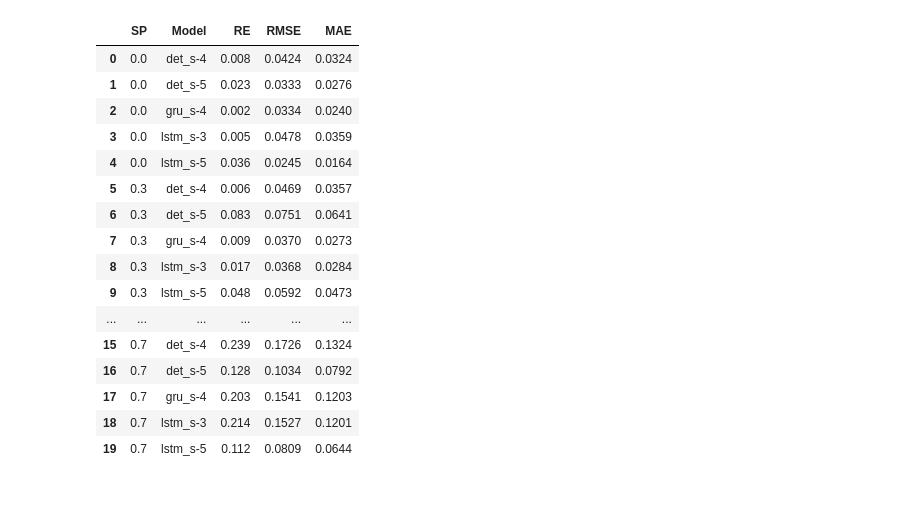
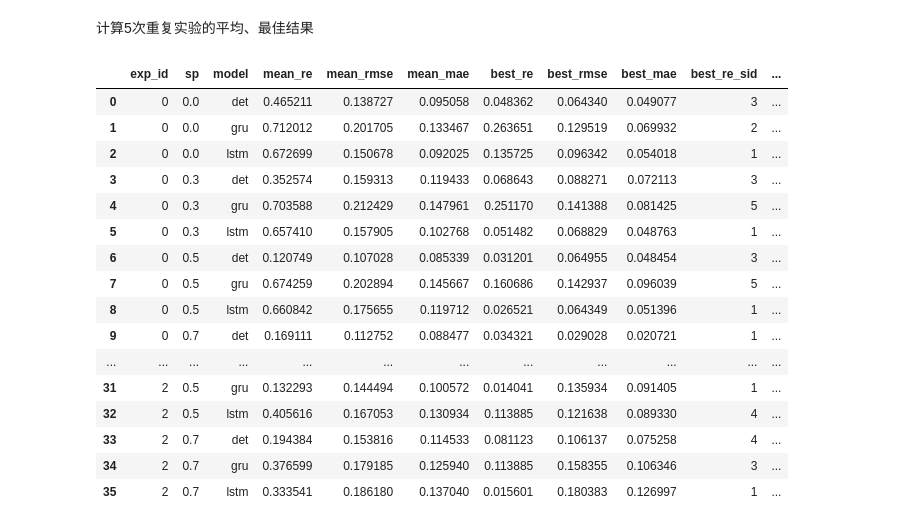
Before and after one commit to ZRui2001/RUL, a Jupyter notebook: plot.ipynb, the cells around one changed output. Drawn from its saved outputs; the diff is of its cells as text; code cells hidden in the pictures; blank space fills up the shorter version.

```diff
--- a/plot.ipynb
+++ b/plot.ipynb
@@ -96,22 +61,43 @@ metrics_df
-# %%
-metrics_df = metrics_df.sort_values(by=['SP', 'Model'])
-metrics_df = metrics_df.reset_index(drop=True)
-metrics_df
-# %% [output]
-|  | SP | Model | RE | RMSE | MAE |
-| 0 | 0.0 | det_s-4 | 0.008 | 0.0424 | 0.0324 |
-| 1 | 0.0 | det_s-5 | 0.023 | 0.0333 | 0.0276 |
-| 2 | 0.0 | gru_s-4 | 0.002 | 0.0334 | 0.0240 |
-| 3 | 0.0 | lstm_s-3 | 0.005 | 0.0478 | 0.0359 |
-| 4 | 0.0 | lstm_s-5 | 0.036 | 0.0245 | 0.0164 |
-| 5 | 0.3 | det_s-4 | 0.006 | 0.0469 | 0.0357 |
-| 6 | 0.3 | det_s-5 | 0.083 | 0.0751 | 0.0641 |
-| 7 | 0.3 | gru_s-4 | 0.009 | 0.0370 | 0.0273 |
-| 8 | 0.3 | lstm_s-3 | 0.017 | 0.0368 | 0.0284 |
-| 9 | 0.3 | lstm_s-5 | 0.048 | 0.0592 | 0.0473 |
-| ... | ... | ... | ... | ... | ... |
-| 15 | 0.7 | det_s-4 | 0.239 | 0.1726 | 0.1324 |
-| 16 | 0.7 | det_s-5 | 0.128 | 0.1034 | 0.0792 |
-| 17 | 0.7 | gru_s-4 | 0.203 | 0.1541 | 0.1203 |
-| 18 | 0.7 | lstm_s-3 | 0.214 | 0.1527 | 0.1201 |
-| 19 | 0.7 | lstm_s-5 | 0.112 | 0.0809 | 0.0644 |
+# %% [markdown]
+计算5次重复实验的平均、最佳结果
+# %%
+grouped_save_path = 'exp_results/grouped_results.csv'
+grouped_df = results_df.groupby(['exp_id', 'sp', 'model']).agg(
+    mean_re=('re', 'mean'),
+    mean_rmse=('rmse', 'mean'),
+    mean_mae=('mae', 'mean'),
+    best_re = ('re', 'min'),
+    best_rmse = ('rmse', 'min'),
+    best_mae = ('mae', 'min'),
+    best_re_sid=('re', lambda x: results_df.loc[x.idxmin(), 'seed_id']),
+    best_rmse_sid=('rmse', lambda x: results_df.loc[x.idxmin(), 'seed_id']),
+    best_mae_sid=('mae', lambda x: results_df.loc[x.idxmin(), 'seed_id'])
+)
+grouped_df['best_sids'] = grouped_df.apply(
+    lambda row: sorted(set(map(int, [row['best_re_sid'], row['best_rmse_sid'], row['best_mae_sid']]))),
+    axis=1
+)
+grouped_df['mean_pred_seq'] = results_df.groupby(['exp_id', 'sp', 'model'])['pred_seq'].apply(
+    lambda x: np.mean(np.array(x.tolist()), axis=0)
+)
+grouped_df = grouped_df.reset_index()
+grouped_df.to_csv(grouped_save_path, index=False)
+grouped_df
+# %% [output]
+|  | exp_id | sp | model | mean_re | mean_rmse | mean_mae | best_re | best_rmse | best_mae | best_re_sid | ... |
+| 0 | 0 | 0.0 | det | 0.465211 | 0.138727 | 0.095058 | 0.048362 | 0.064340 | 0.049077 | 3 | ... |
+| 1 | 0 | 0.0 | gru | 0.712012 | 0.201705 | 0.133467 | 0.263651 | 0.129519 | 0.069932 | 2 | ... |
+| 2 | 0 | 0.0 | lstm | 0.672699 | 0.150678 | 0.092025 | 0.135725 | 0.096342 | 0.054018 | 1 | ... |
+| 3 | 0 | 0.3 | det | 0.352574 | 0.159313 | 0.119433 | 0.068643 | 0.088271 | 0.072113 | 3 | ... |
+| 4 | 0 | 0.3 | gru | 0.703588 | 0.212429 | 0.147961 | 0.251170 | 0.141388 | 0.081425 | 5 | ... |
+| 5 | 0 | 0.3 | lstm | 0.657410 | 0.157905 | 0.102768 | 0.051482 | 0.068829 | 0.048763 | 1 | ... |
+| 6 | 0 | 0.5 | det | 0.120749 | 0.107028 | 0.085339 | 0.031201 | 0.064955 | 0.048454 | 3 | ... |
+| 7 | 0 | 0.5 | gru | 0.674259 | 0.202894 | 0.145667 | 0.160686 | 0.142937 | 0.096039 | 5 | ... |
+| 8 | 0 | 0.5 | lstm | 0.660842 | 0.175655 | 0.119712 | 0.026521 | 0.064349 | 0.051396 | 1 | ... |
+| 9 | 0 | 0.7 | det | 0.169111 | 0.112752 | 0.088477 | 0.034321 | 0.029028 | 0.020721 | 1 | ... |
+| ... | ... | ... | ... | ... | ... | ... | ... | ... | ... | ... | ... |
+| 31 | 2 | 0.5 | gru | 0.132293 | 0.144494 | 0.100572 | 0.014041 | 0.135934 | 0.091405 | 1 | ... |
+| 32 | 2 | 0.5 | lstm | 0.405616 | 0.167053 | 0.130934 | 0.113885 | 0.121638 | 0.089330 | 4 | ... |
+| 33 | 2 | 0.7 | det | 0.194384 | 0.153816 | 0.114533 | 0.081123 | 0.106137 | 0.075258 | 4 | ... |
+| 34 | 2 | 0.7 | gru | 0.376599 | 0.179185 | 0.125940 | 0.113885 | 0.158355 | 0.106346 | 3 | ... |
+| 35 | 2 | 0.7 | lstm | 0.333541 | 0.186180 | 0.137040 | 0.015601 | 0.180383 | 0.126997 | 1 | ... |
```
Also changed, not shown: parts of 8 cells of this notebook, 5 other files.
